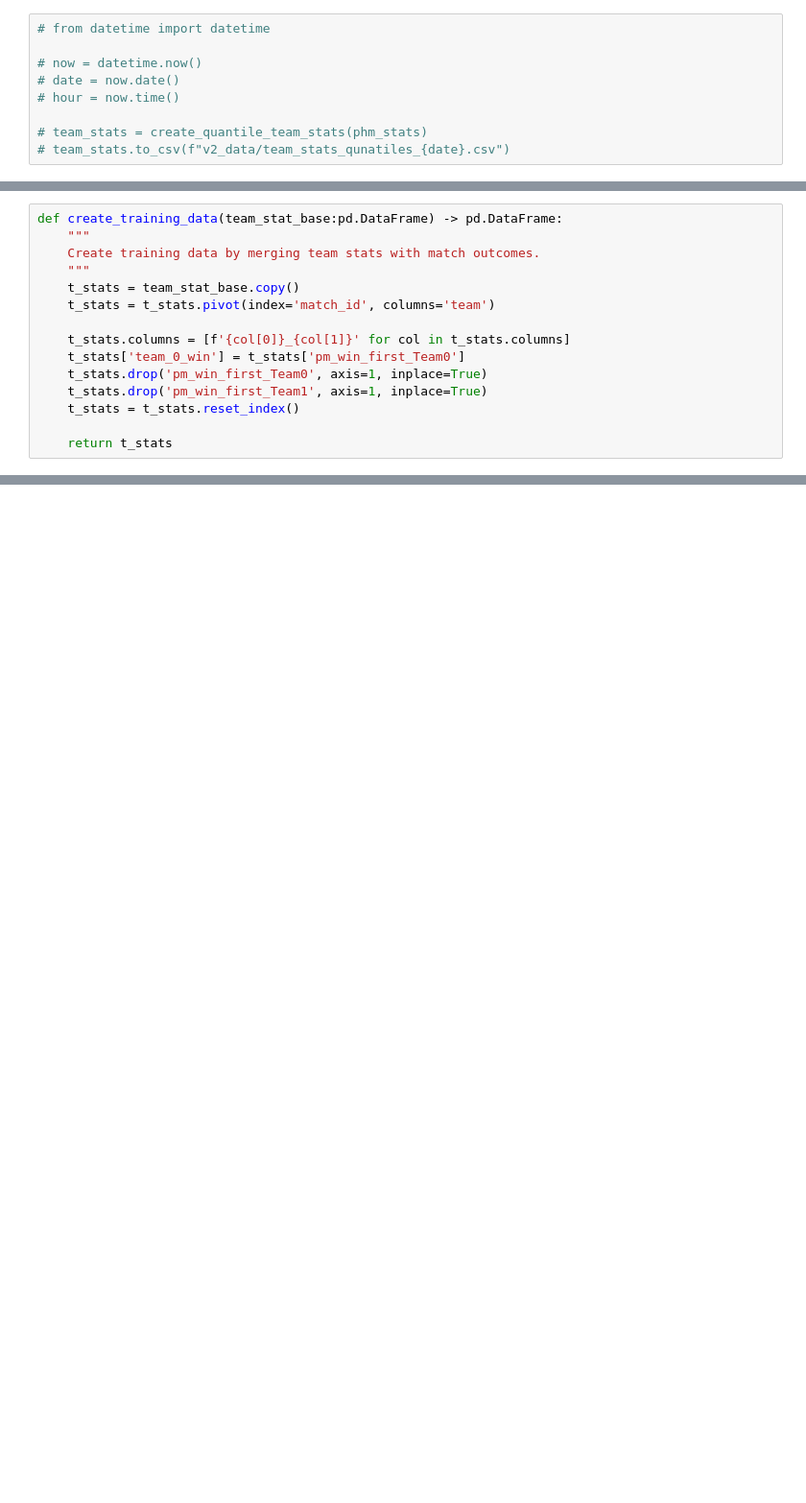
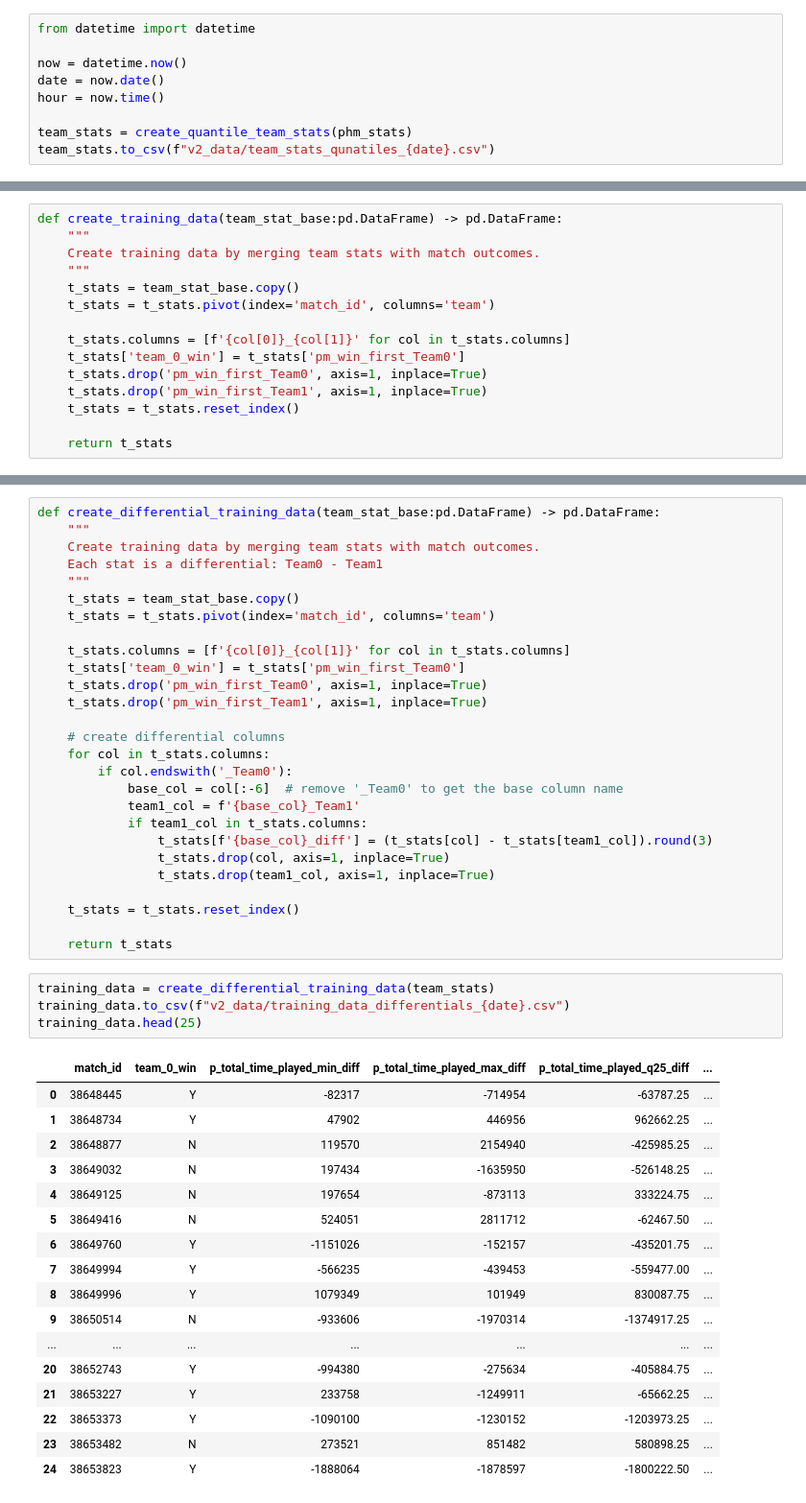
Before and after one commit to mwhittaker1/deadlock_match_prediction, a Jupyter notebook: process_play_hero_match.ipynb, the cells around one changed output, grey strips where cells are left out. Shown at 96% size. Cells and saved outputs as stored; diff of their text form; blank space fills up the shorter version.

```diff
--- a/process_play_hero_match.ipynb
+++ b/process_play_hero_match.ipynb
@@ -314,11 +255,11 @@ def create_std_team_stats(phm_stats_base: pd.DataFrame) -> pd.DataFrame:
 # %% [markdown]
 Run quantile data processing (V1)
 # %%
-# from datetime import datetime
+from datetime import datetime
 
-# now = datetime.now()
-# date = now.date()
-# hour = now.time()
+now = datetime.now()
+date = now.date()
+hour = now.time()
 
-# team_stats = create_quantile_team_stats(phm_stats)
-# team_stats.to_csv(f"v2_data/team_stats_qunatiles_{date}.csv")
+team_stats = create_quantile_team_stats(phm_stats)
+team_stats.to_csv(f"v2_data/team_stats_qunatiles_{date}.csv")
@@ -381,0 +384,49 @@ training_data.to_csv(f"v2_data/training_data_{date}.csv")
+# %%
+def create_differential_training_data(team_stat_base:pd.DataFrame) -> pd.DataFrame:
+    """
+    Create training data by merging team stats with match outcomes.
+    Each stat is a differential: Team0 - Team1
+    """
+    t_stats = team_stat_base.copy()
+    t_stats = t_stats.pivot(index='match_id', columns='team')
+
+    t_stats.columns = [f'{col[0]}_{col[1]}' for col in t_stats.columns]
+    t_stats['team_0_win'] = t_stats['pm_win_first_Team0']
+    t_stats.drop('pm_win_first_Team0', axis=1, inplace=True)
+    t_stats.drop('pm_win_first_Team1', axis=1, inplace=True)
+
+    # create differential columns
+    for col in t_stats.columns:
+        if col.endswith('_Team0'):
+            base_col = col[:-6]  # remove '_Team0' to get the base column name
+            team1_col = f'{base_col}_Team1'
+            if team1_col in t_stats.columns:
+                t_stats[f'{base_col}_diff'] = (t_stats[col] - t_stats[team1_col]).round(3)
+                t_stats.drop(col, axis=1, inplace=True)
+                t_stats.drop(team1_col, axis=1, inplace=True)
+
+    t_stats = t_stats.reset_index()
+
+    return t_stats
+# %%
+training_data = create_differential_training_data(team_stats)
+training_data.to_csv(f"v2_data/training_data_differentials_{date}.csv")
+training_data.head(25)
+# %% [output]
+|  | match_id | team_0_win | p_total_time_played_min_diff | p_total_time_played_max_diff | p_total_time_played_q25_diff | ... |
+| 0 | 38648445 | Y | -82317 | -714954 | -63787.25 | ... |
+| 1 | 38648734 | Y | 47902 | 446956 | 962662.25 | ... |
+| 2 | 38648877 | N | 119570 | 2154940 | -425985.25 | ... |
+| 3 | 38649032 | N | 197434 | -1635950 | -526148.25 | ... |
+| 4 | 38649125 | N | 197654 | -873113 | 333224.75 | ... |
+| 5 | 38649416 | N | 524051 | 2811712 | -62467.50 | ... |
+| 6 | 38649760 | Y | -1151026 | -152157 | -435201.75 | ... |
+| 7 | 38649994 | Y | -566235 | -439453 | -559477.00 | ... |
+| 8 | 38649996 | Y | 1079349 | 101949 | 830087.75 | ... |
+| 9 | 38650514 | N | -933606 | -1970314 | -1374917.25 | ... |
+| ... | ... | ... | ... | ... | ... | ... |
+| 20 | 38652743 | Y | -994380 | -275634 | -405884.75 | ... |
+| 21 | 38653227 | Y | 233758 | -1249911 | -65662.25 | ... |
+| 22 | 38653373 | Y | -1090100 | -1230152 | -1203973.25 | ... |
+| 23 | 38653482 | N | 273521 | 851482 | 580898.25 | ... |
+| 24 | 38653823 | Y | -1888064 | -1878597 | -1800222.50 | ... |
```
Also changed, not shown: parts of 11 cells of this notebook, 36 other files.
